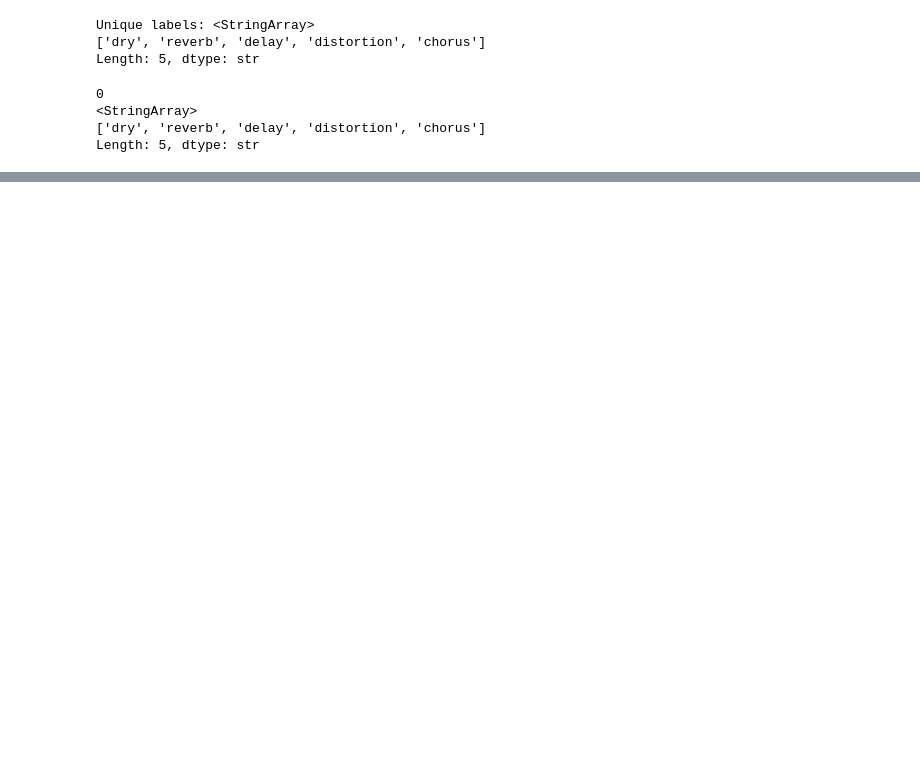
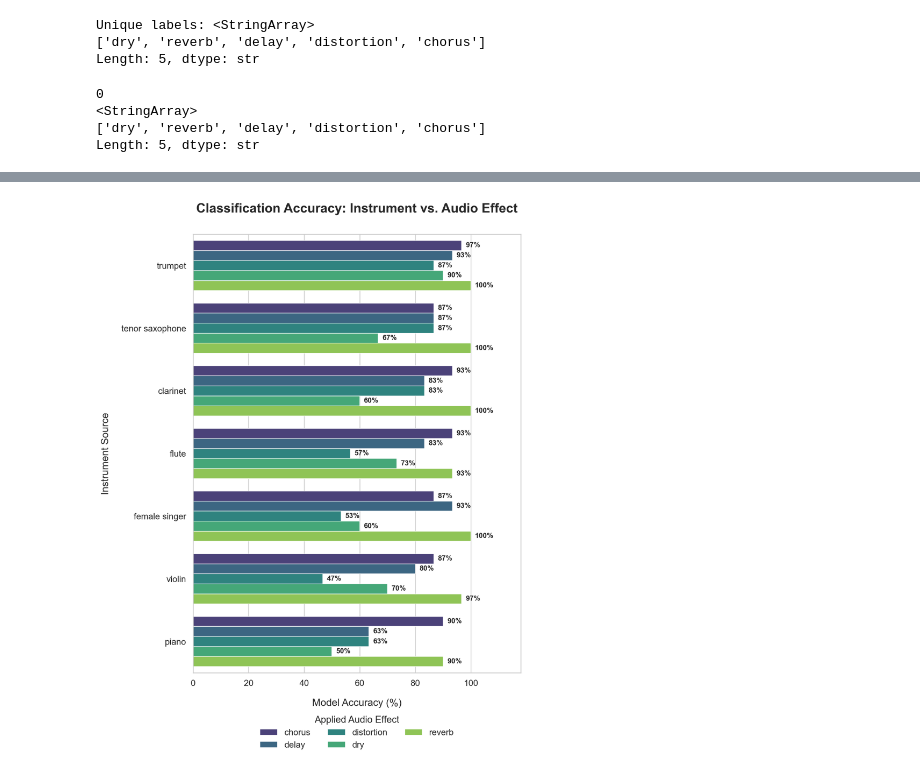
Before and after one commit to liam-holland/audio_machine_learning, a Jupyter notebook: Summative Assignment 2/final_work/__marimo__/model_experiments_marimo.ipynb, the cells around one changed output, grey strips where cells are left out. Cells and saved outputs as stored; diff of their text form; code cells hidden in the pictures; blank space fills up the shorter version.

```diff
--- a/Summative Assignment 2/final_work/__marimo__/model_experiments_marimo.ipynb
+++ b/Summative Assignment 2/final_work/__marimo__/model_experiments_marimo.ipynb
@@ -1774,3 +1853,7 @@ Passing `palette` without assigning `hue` is deprecated and will be removed in v
+# %%
+intrument_clas_fig = plot_instrument_accuracy_by_effect(y_true, y_pred, instruments, class_names_final)
+# %% [output]
+[figure, added]
 # %%
 mo.vstack([
     mo.md("### Visual Performance Report"),
```
Also changed, not shown: parts of 22 cells of this notebook, 10 other files.
